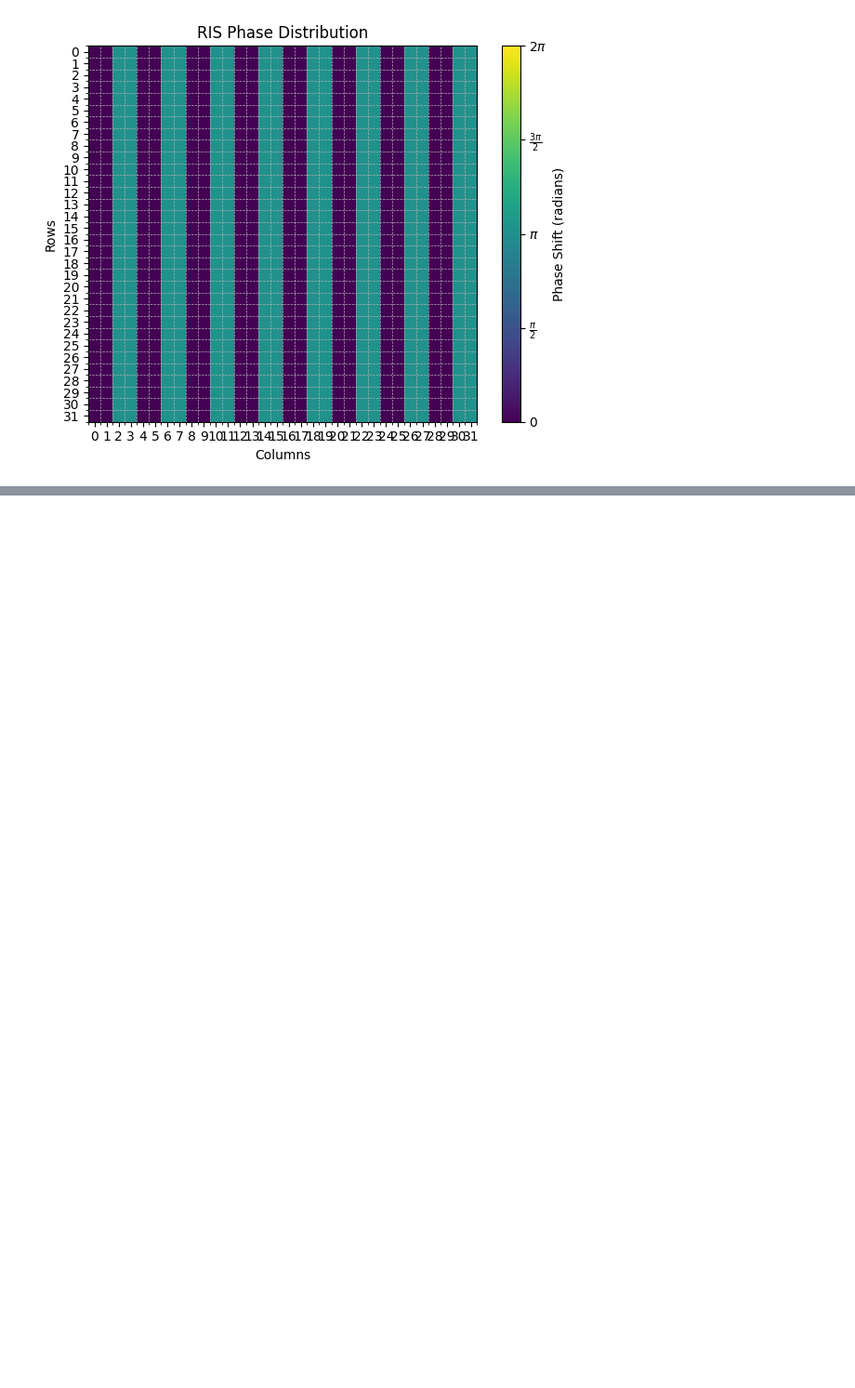
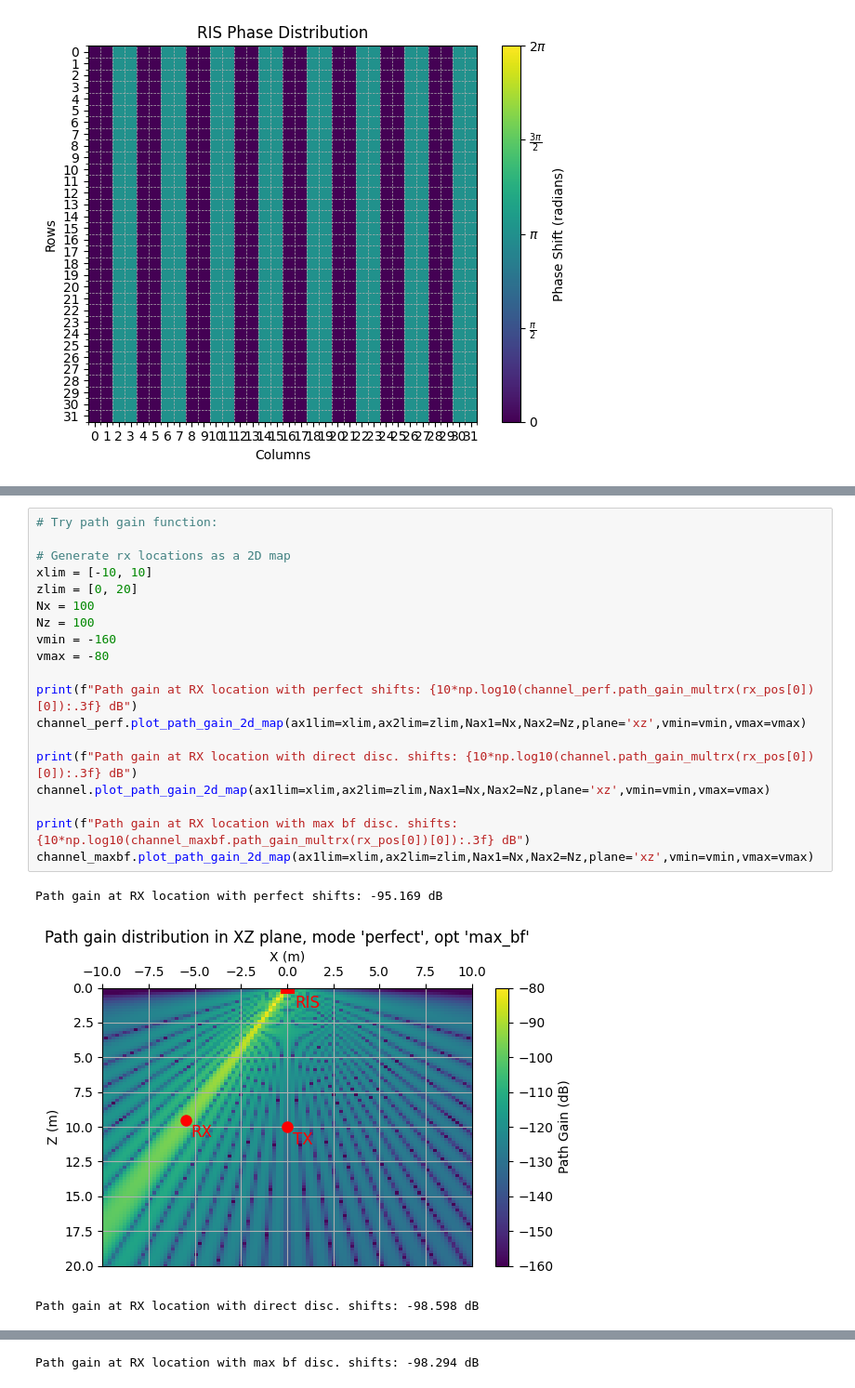
Before and after one commit to debombivandebombo/surpRISe, a Jupyter notebook: test_channel.ipynb, the cells around one changed output, grey strips where cells are left out. Shown at 93% size. Cells and saved outputs as stored; diff of their text form; blank space fills up the shorter version.

```diff
--- a/test_channel.ipynb
+++ b/test_channel.ipynb
@@ -175,0 +102,23 @@ Beamforming normalized at RX location with max bf discretization shifts: 0.487
+# %%
+# Try path gain function:
+
+# Generate rx locations as a 2D map
+xlim = [-10, 10]
+zlim = [0, 20]
+Nx = 100
+Nz = 100
+vmin = -160
+vmax = -80
+
+print(f"Path gain at RX location with perfect shifts: {10*np.log10(channel_perf.path_gain_multrx(rx_pos[0])[0]):.3f} dB")
+channel_perf.plot_path_gain_2d_map(ax1lim=xlim,ax2lim=zlim,Nax1=Nx,Nax2=Nz,plane='xz',vmin=vmin,vmax=vmax)
+
+print(f"Path gain at RX location with direct disc. shifts: {10*np.log10(channel.path_gain_multrx(rx_pos[0])[0]):.3f} dB")
+channel.plot_path_gain_2d_map(ax1lim=xlim,ax2lim=zlim,Nax1=Nx,Nax2=Nz,plane='xz',vmin=vmin,vmax=vmax)
+
+print(f"Path gain at RX location with max bf disc. shifts: {10*np.log10(channel_maxbf.path_gain_multrx(rx_pos[0])[0]):.3f} dB")
+channel_maxbf.plot_path_gain_2d_map(ax1lim=xlim,ax2lim=zlim,Nax1=Nx,Nax2=Nz,plane='xz',vmin=vmin,vmax=vmax)
+# %% [output]
+Path gain at RX location with perfect shifts: -95.169 dB
+[figure, added]
+Path gain at RX location with direct disc. shifts: -98.598 dB
@@ -175,0 +126 @@ Beamforming normalized at RX location with max bf discretization shifts: 0.487
+Path gain at RX location with max bf disc. shifts: -98.294 dB
```
Also changed, not shown: parts of 4 cells of this notebook, 3 other files.
